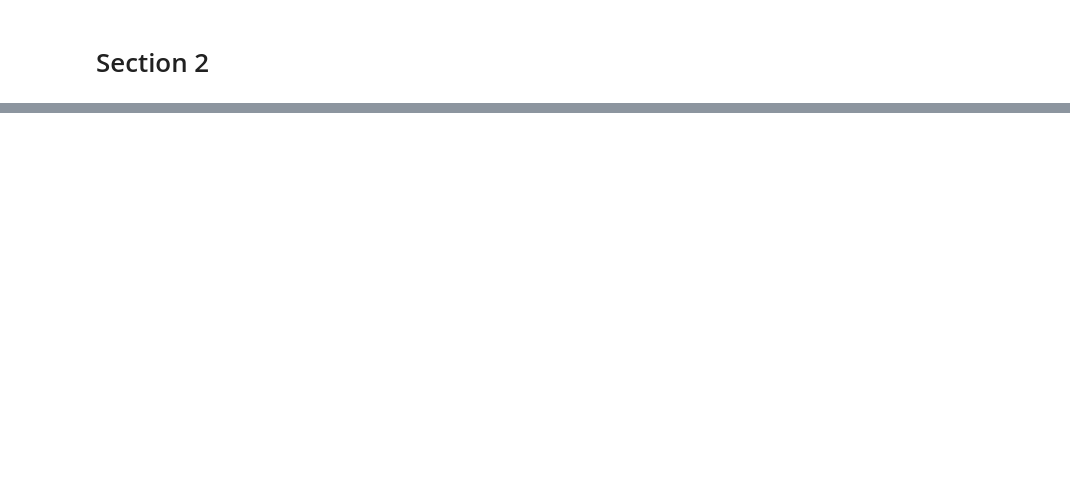
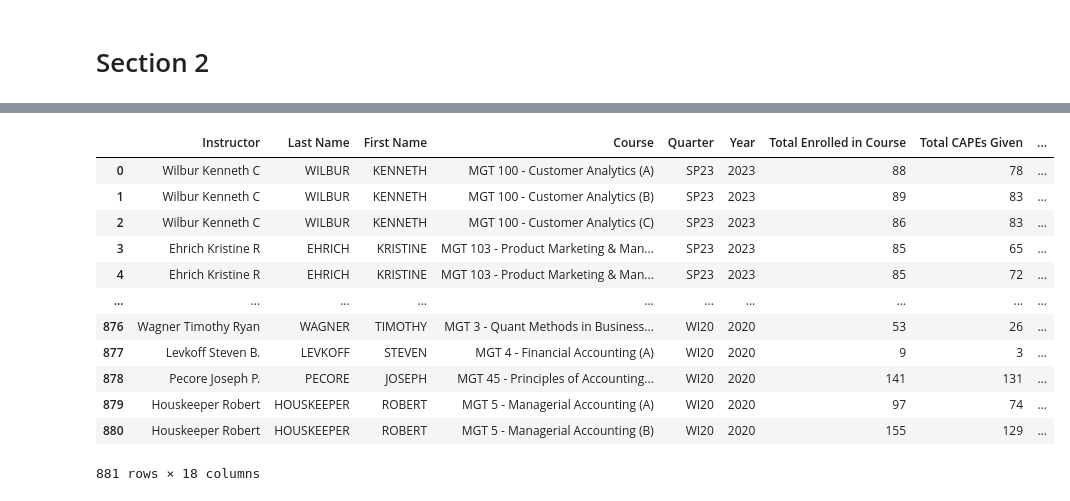
Before and after one commit to rsm-niou/tableau-capes, a Jupyter notebook: eda.ipynb, the cells around one changed output, grey strips where cells are left out. Saved outputs shown, nothing was run; the diff lists cells and outputs as text; code cells hidden in the pictures; blank space fills up the shorter version.

```diff
--- a/eda.ipynb
+++ b/eda.ipynb
@@ -53,0 +60,3 @@ total_pay.sort_values('Gross Pay', ascending=False)
+# %%
+clean_capes = pd.read_csv('data/clean_rady_capes.csv')
+clean_capes.head()
@@ -59,0 +81,19 @@ rady_capes.to_csv('data/rady_capes_clean.csv')
+# %%
+clean_capes['First Name'] = clean_capes['First Name'].str.upper()
+clean_capes['Last Name'] = clean_capes['Last Name'].str.upper()
+# %%
+clean_capes
+# %% [output]
+|  | Instructor | Last Name | First Name | Course | Quarter | Year | Total Enrolled in Course | Total CAPEs Given | ... |
+| 0 | Wilbur Kenneth C | WILBUR | KENNETH | MGT 100 - Customer Analytics (A) | SP23 | 2023 | 88 | 78 | ... |
+| 1 | Wilbur Kenneth C | WILBUR | KENNETH | MGT 100 - Customer Analytics (B) | SP23 | 2023 | 89 | 83 | ... |
+| 2 | Wilbur Kenneth C | WILBUR | KENNETH | MGT 100 - Customer Analytics (C) | SP23 | 2023 | 86 | 83 | ... |
+| 3 | Ehrich Kristine R | EHRICH | KRISTINE | MGT 103 - Product Marketing & Man... | SP23 | 2023 | 85 | 65 | ... |
+| 4 | Ehrich Kristine R | EHRICH | KRISTINE | MGT 103 - Product Marketing & Man... | SP23 | 2023 | 85 | 72 | ... |
+| ... | ... | ... | ... | ... | ... | ... | ... | ... | ... |
+| 876 | Wagner Timothy Ryan | WAGNER | TIMOTHY | MGT 3 - Quant Methods in Business... | WI20 | 2020 | 53 | 26 | ... |
+| 877 | Levkoff Steven B. | LEVKOFF | STEVEN | MGT 4 - Financial Accounting (A) | WI20 | 2020 | 9 | 3 | ... |
+| 878 | Pecore Joseph P. | PECORE | JOSEPH | MGT 45 - Principles of Accounting... | WI20 | 2020 | 141 | 131 | ... |
+| 879 | Houskeeper Robert | HOUSKEEPER | ROBERT | MGT 5 - Managerial Accounting (A) | WI20 | 2020 | 97 | 74 | ... |
+| 880 | Houskeeper Robert | HOUSKEEPER | ROBERT | MGT 5 - Managerial Accounting (B) | WI20 | 2020 | 155 | 129 | ... |
+881 rows × 18 columns
```
Also changed, not shown: parts of 8 cells of this notebook, 3 other files.
